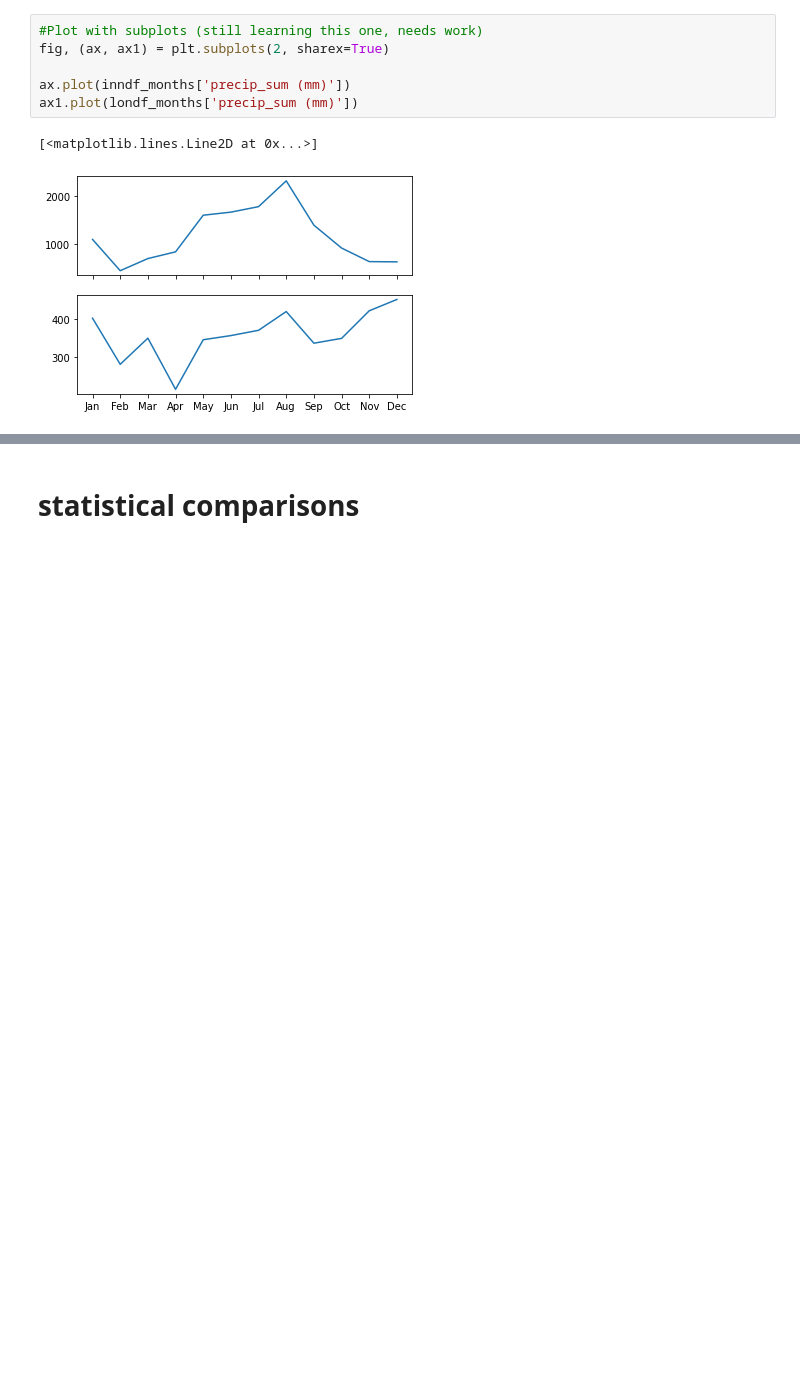
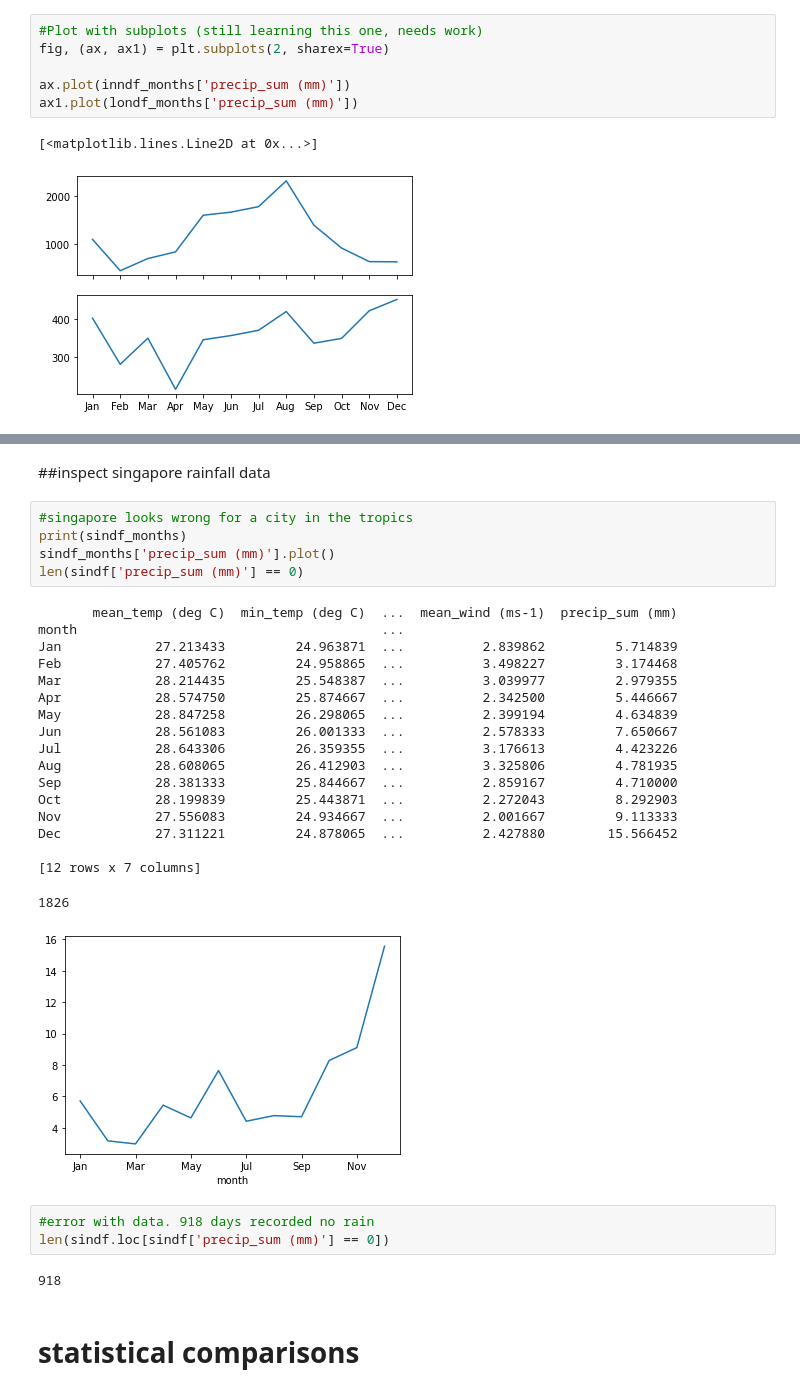
Before and after one commit to dwhew/data_science, a Jupyter notebook: weather.ipynb, the cells around one changed output, grey strips where cells are left out. Cells and saved outputs as stored; diff of their text form; blank space fills up the shorter version.

```diff
--- a/weather.ipynb
+++ b/weather.ipynb
@@ -195,3 +203,34 @@ plt.show()
+# %% [markdown]
+##inspect singapore rainfall data
+# %%
+#singapore looks wrong for a city in the tropics
+print(sindf_months)
+sindf_months['precip_sum (mm)'].plot()
+len(sindf['precip_sum (mm)'] == 0)
+# %% [output]
+       mean_temp (deg C)  min_temp (deg C)  ...  mean_wind (ms-1)  precip_sum (mm)
+month                                       ...
+Jan            27.213433         24.963871  ...          2.839862         5.714839
+Feb            27.405762         24.958865  ...          3.498227         3.174468
+Mar            28.214435         25.548387  ...          3.039977         2.979355
+Apr            28.574750         25.874667  ...          2.342500         5.446667
+May            28.847258         26.298065  ...          2.399194         4.634839
+Jun            28.561083         26.001333  ...          2.578333         7.650667
+Jul            28.643306         26.359355  ...          3.176613         4.423226
+Aug            28.608065         26.412903  ...          3.325806         4.781935
+Sep            28.381333         25.844667  ...          2.859167         4.710000
+Oct            28.199839         25.443871  ...          2.272043         8.292903
+Nov            27.556083         24.934667  ...          2.001667         9.113333
+Dec            27.311221         24.878065  ...          2.427880        15.566452
+
+[12 rows x 7 columns]
+1826
+[figure, added]
+# %%
+#error with data. 918 days recorded no rain
+len(sindf.loc[sindf['precip_sum (mm)'] == 0])
+# %% [output]
+918
 # %% [markdown]
 # statistical comparisons
 # %%
```
Also changed, not shown: parts of 6 cells of this notebook.
